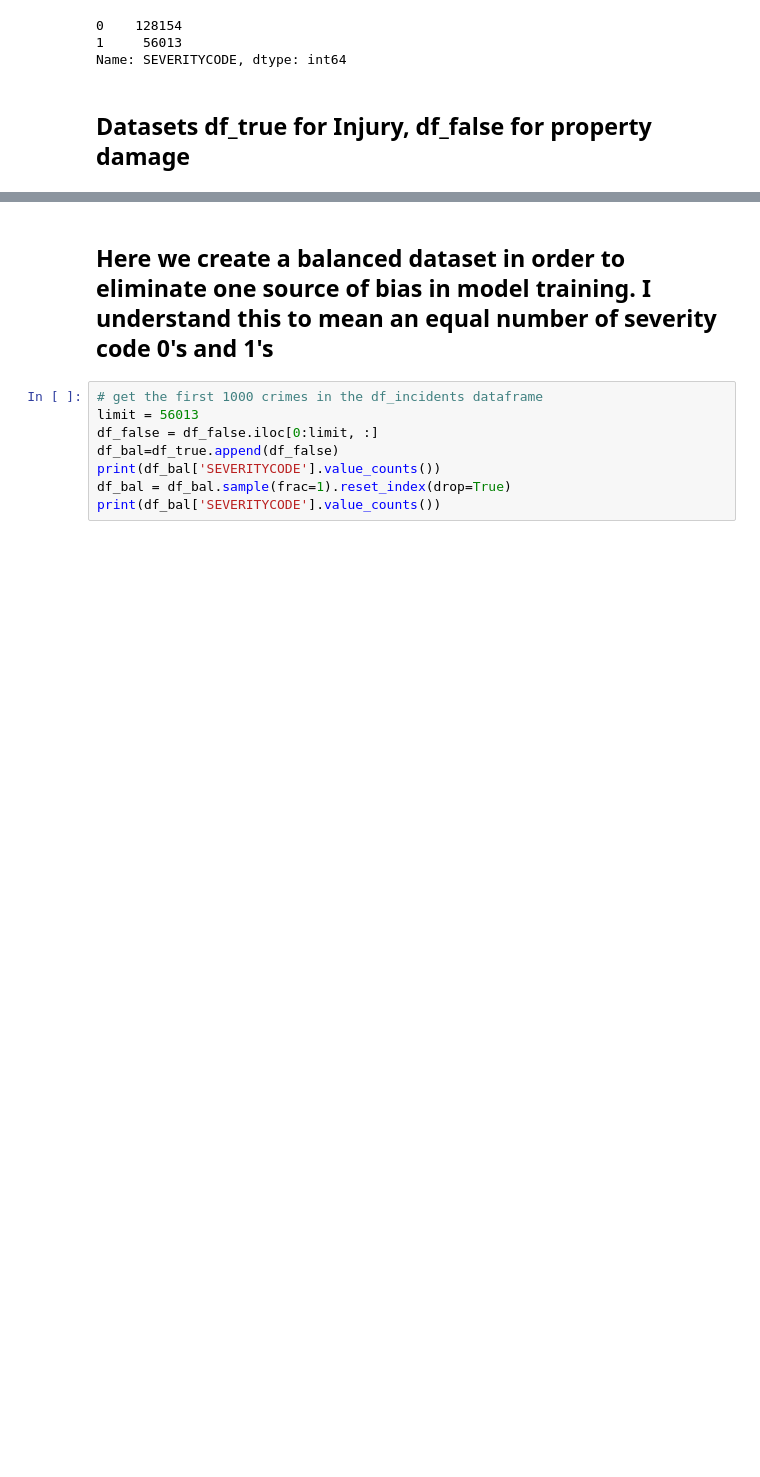
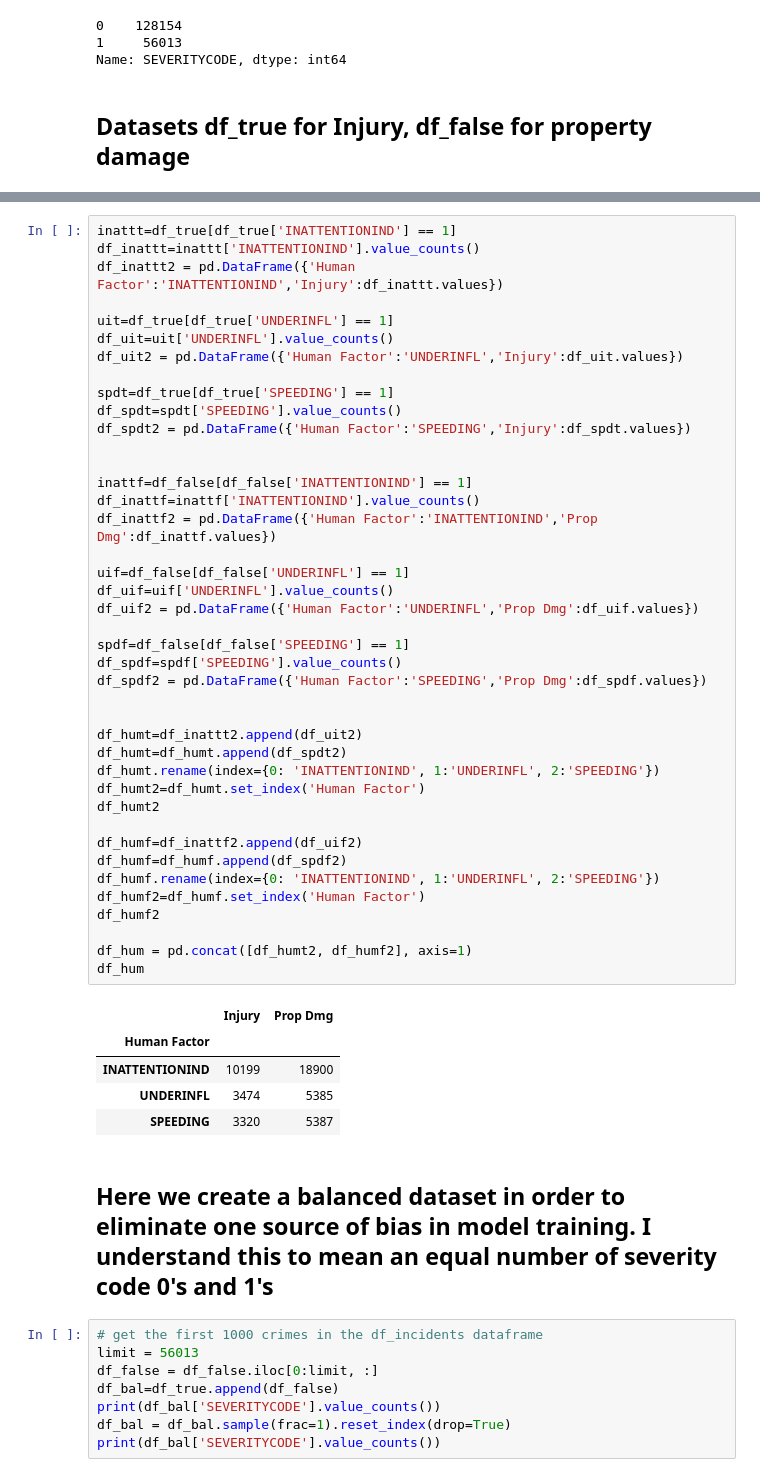
Before and after one commit to danpawlak/Accident-Severity-Prediction, a Jupyter notebook: Accident-Severity-Prediction.ipynb, the cells around one changed output, grey strips where cells are left out. Cells and saved outputs as stored; diff of their text form; blank space fills up the shorter version.

```diff
--- a/Accident-Severity-Prediction.ipynb
+++ b/Accident-Severity-Prediction.ipynb
@@ -272,3 +298,50 @@ Name: SEVERITYCODE, dtype: int64
+# %%
+inattt=df_true[df_true['INATTENTIONIND'] == 1]
+df_inattt=inattt['INATTENTIONIND'].value_counts()
+df_inattt2 = pd.DataFrame({'Human Factor':'INATTENTIONIND','Injury':df_inattt.values})
+
+uit=df_true[df_true['UNDERINFL'] == 1]
+df_uit=uit['UNDERINFL'].value_counts()
+df_uit2 = pd.DataFrame({'Human Factor':'UNDERINFL','Injury':df_uit.values})
+
+spdt=df_true[df_true['SPEEDING'] == 1]
+df_spdt=spdt['SPEEDING'].value_counts()
+df_spdt2 = pd.DataFrame({'Human Factor':'SPEEDING','Injury':df_spdt.values})
+
+
+inattf=df_false[df_false['INATTENTIONIND'] == 1]
+df_inattf=inattf['INATTENTIONIND'].value_counts()
+df_inattf2 = pd.DataFrame({'Human Factor':'INATTENTIONIND','Prop Dmg':df_inattf.values})
+
+uif=df_false[df_false['UNDERINFL'] == 1]
+df_uif=uif['UNDERINFL'].value_counts()
+df_uif2 = pd.DataFrame({'Human Factor':'UNDERINFL','Prop Dmg':df_uif.values})
+
+spdf=df_false[df_false['SPEEDING'] == 1]
+df_spdf=spdf['SPEEDING'].value_counts()
+df_spdf2 = pd.DataFrame({'Human Factor':'SPEEDING','Prop Dmg':df_spdf.values})
+
+
+df_humt=df_inattt2.append(df_uit2)
+df_humt=df_humt.append(df_spdt2)
+df_humt.rename(index={0: 'INATTENTIONIND', 1:'UNDERINFL', 2:'SPEEDING'})
+df_humt2=df_humt.set_index('Human Factor')
+df_humt2
+
+df_humf=df_inattf2.append(df_uif2)
+df_humf=df_humf.append(df_spdf2)
+df_humf.rename(index={0: 'INATTENTIONIND', 1:'UNDERINFL', 2:'SPEEDING'})
+df_humf2=df_humf.set_index('Human Factor')
+df_humf2
+
+df_hum = pd.concat([df_humt2, df_humf2], axis=1)
+df_hum
+# %% [output]
+|  | Injury | Prop Dmg |
+| Human Factor |  |  |
+| INATTENTIONIND | 10199 | 18900 |
+| UNDERINFL | 3474 | 5385 |
+| SPEEDING | 3320 | 5387 |
 # %% [markdown]
 ## Here we create a balanced dataset in order to eliminate one source of bias in model training.  I understand this to mean an equal number of severity code 0's and 1's
 # %%
```
Also changed, not shown: parts of 25 cells of this notebook, 3 other files.
